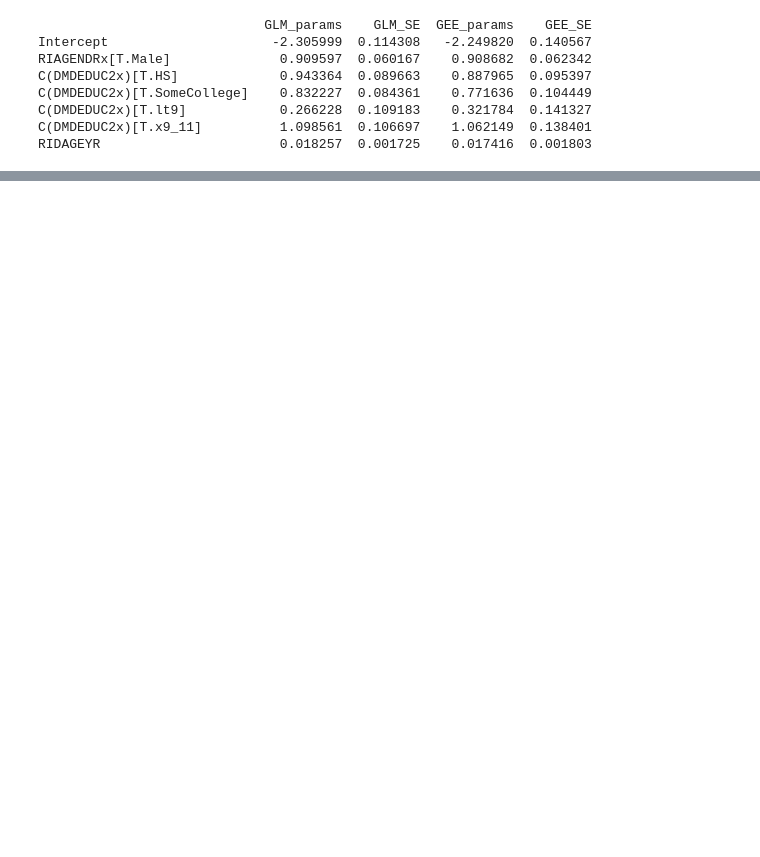
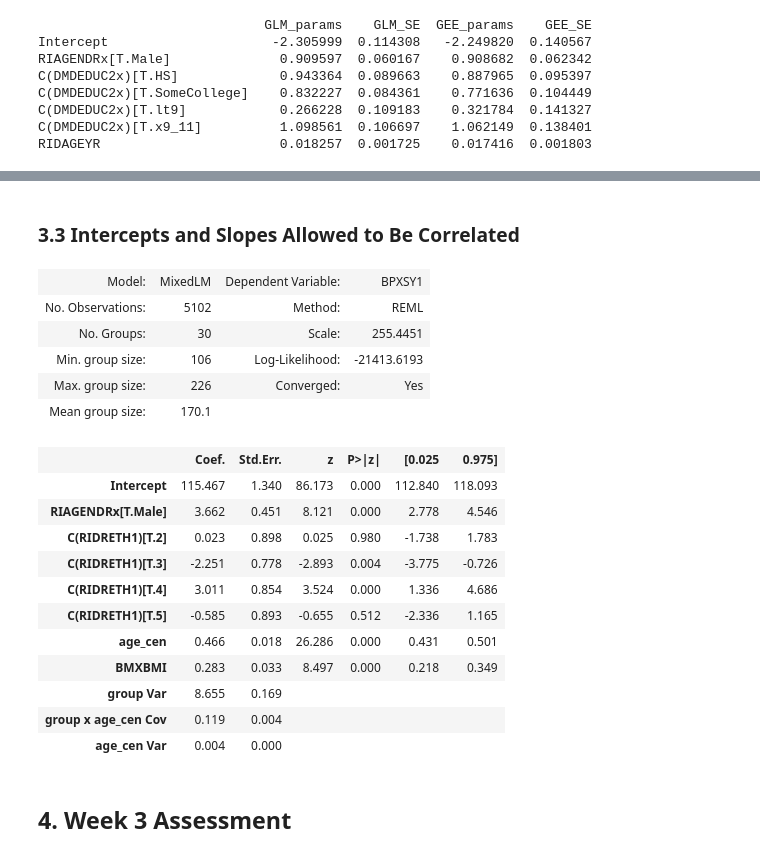
Before and after one commit to mxagar/statistics_with_python_coursera, a Jupyter notebook: 03_Fitting_Models/lab/04_Marginal_and_Multilevel_Models_NHANES.ipynb, the cells around one changed output, grey strips where cells are left out. Drawn from its saved outputs; the diff is of its cells as text; code cells hidden in the pictures; blank space fills up the shorter version.

Commit message:
multilevel models + assessment

```diff
--- a/03_Fitting_Models/lab/04_Marginal_and_Multilevel_Models_NHANES.ipynb
+++ b/03_Fitting_Models/lab/04_Marginal_and_Multilevel_Models_NHANES.ipynb
@@ -209,0 +314,3 @@ RIDAGEYR                       0.018257  0.001725    0.017416  0.001803
+# %%
+# Always center the time variable used to compute the slope
+da["age_cen"] = da.groupby("group").RIDAGEYR.transform(lambda x: x - x.mean())
@@ -209,0 +344,28 @@ RIDAGEYR                       0.018257  0.001725    0.017416  0.001803
+# %% [markdown]
+### 3.3 Intercepts and Slopes Allowed to Be Correlated
+# %%
+model = sm.MixedLM.from_formula("BPXSY1 ~ age_cen + RIAGENDRx + BMXBMI + C(RIDRETH1)",
+           groups="group", re_formula="1+age_cen", data=da)
+result = model.fit()
+result.summary()
+# %% [output]
+| Model: | MixedLM | Dependent Variable: | BPXSY1 |
+| No. Observations: | 5102 | Method: | REML |
+| No. Groups: | 30 | Scale: | 255.4451 |
+| Min. group size: | 106 | Log-Likelihood: | -21413.6193 |
+| Max. group size: | 226 | Converged: | Yes |
+| Mean group size: | 170.1 |  |  |
+|  | Coef. | Std.Err. | z | P>|z| | [0.025 | 0.975] |
+| Intercept | 115.467 | 1.340 | 86.173 | 0.000 | 112.840 | 118.093 |
+| RIAGENDRx[T.Male] | 3.662 | 0.451 | 8.121 | 0.000 | 2.778 | 4.546 |
+| C(RIDRETH1)[T.2] | 0.023 | 0.898 | 0.025 | 0.980 | -1.738 | 1.783 |
+| C(RIDRETH1)[T.3] | -2.251 | 0.778 | -2.893 | 0.004 | -3.775 | -0.726 |
+| C(RIDRETH1)[T.4] | 3.011 | 0.854 | 3.524 | 0.000 | 1.336 | 4.686 |
+| C(RIDRETH1)[T.5] | -0.585 | 0.893 | -0.655 | 0.512 | -2.336 | 1.165 |
+| age_cen | 0.466 | 0.018 | 26.286 | 0.000 | 0.431 | 0.501 |
+| BMXBMI | 0.283 | 0.033 | 8.497 | 0.000 | 0.218 | 0.349 |
+| group Var | 8.655 | 0.169 |  |  |  |  |
+| group x age_cen Cov | 0.119 | 0.004 |  |  |  |  |
+| age_cen Var | 0.004 | 0.000 |  |  |  |  |
+# %% [markdown]
+## 4. Week 3 Assessment
```
Also changed, not shown: parts of 17 cells of this notebook.
